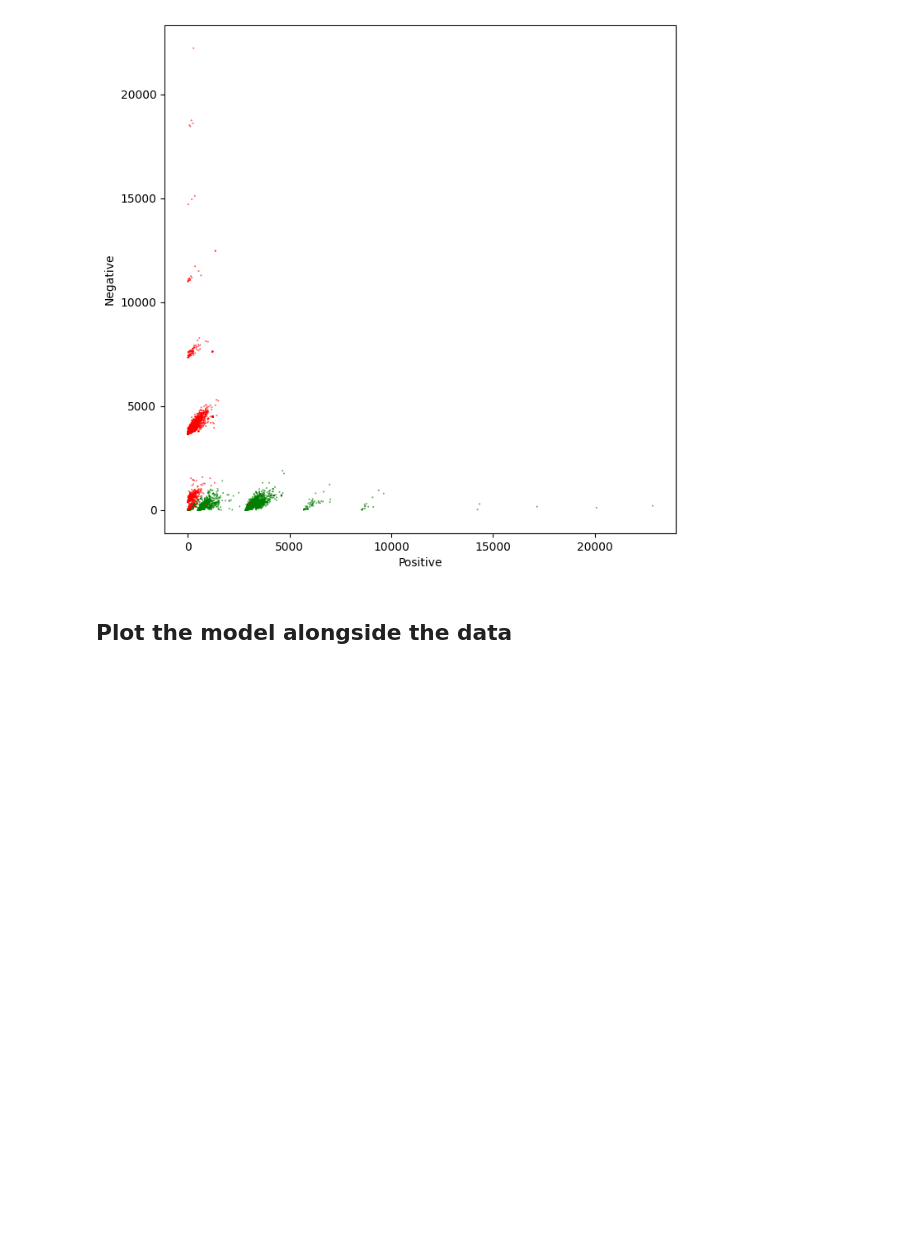
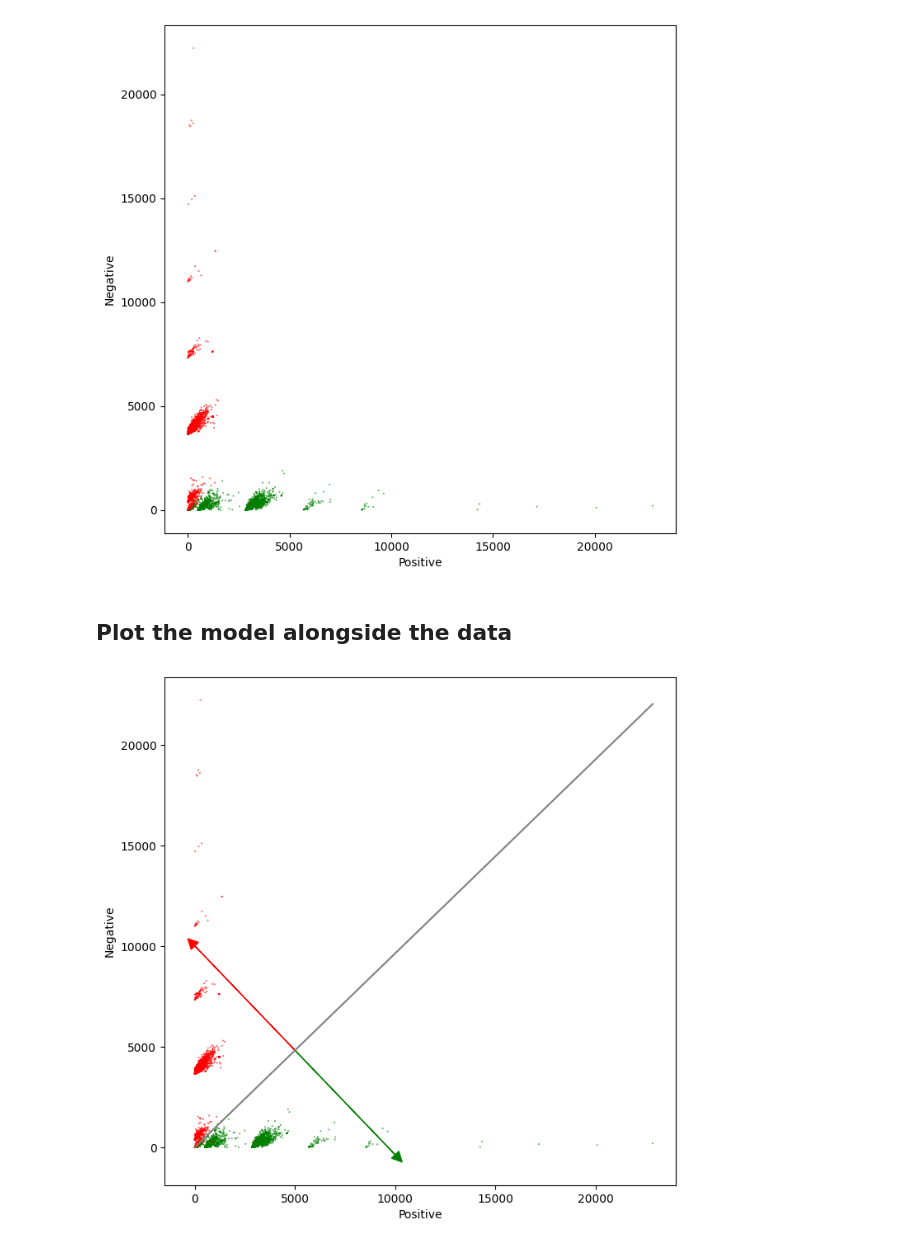
Before and after one commit to koushalsmodi/MachineLearningProjects, a Jupyter notebook: NLP/Week1/step3_logistic_regression.ipynb, the cells around one changed output. Cells and saved outputs as stored; diff of their text form; code cells hidden in the pictures; blank space fills up the shorter version.

Commit message:
plotting model line

```diff
--- a/NLP/Week1/step3_logistic_regression.ipynb
+++ b/NLP/Week1/step3_logistic_regression.ipynb
@@ -105,3 +101,42 @@ Text(0, 0.5, 'Negative')
 [figure]
 # %% [markdown]
 ## Plot the model alongside the data
+# %%
+# grey region for z = theta * x = 0
+# neg = (-theta0 - theta1 * pos) / theta2
+
+def neg(theta, pos):
+    return (-theta[0] - theta[1] * pos) / theta[2]
+
+
+# directions of the sentiment change
+# So this direction is just a perpendicular function to the separation plane
+def direction(theta, pos):
+    return pos * theta[2] / theta[1]
+# %%
+# Plot the samples using columns 1 and 2 of the matrix
+fig, ax = plt.subplots(figsize = (8, 8))
+
+colors = ['red', 'green']
+
+# Color base on the sentiment Y
+ax.scatter(X[:,1], X[:,2], c=[colors[int(k)] for k in Y], s = 0.1)  # Plot a dot for each pair of words
+plt.xlabel("Positive")
+plt.ylabel("Negative")
+
+# Now lets represent the logistic regression model in this chart.
+maxpos = np.max(X[:,1])
+
+offset = 5000 # The pos value for the direction vectors origin
+
+# Plot a gray line that divides the 2 areas.
+ax.plot([0,  maxpos], [neg(theta, 0),   neg(theta, maxpos)], color = 'gray')
+
+# Plot a green line pointing to the positive direction
+ax.arrow(offset, neg(theta, offset), offset, direction(theta, offset), head_width=500, head_length=500, fc='g', ec='g')
+# Plot a red line pointing to the negative direction
+ax.arrow(offset, neg(theta, offset), -offset, -direction(theta, offset), head_width=500, head_length=500, fc='r', ec='r')
+
+plt.show()
+# %% [output]
+[figure, added]
```
Also changed, not shown: parts of 1 cell of this notebook.
